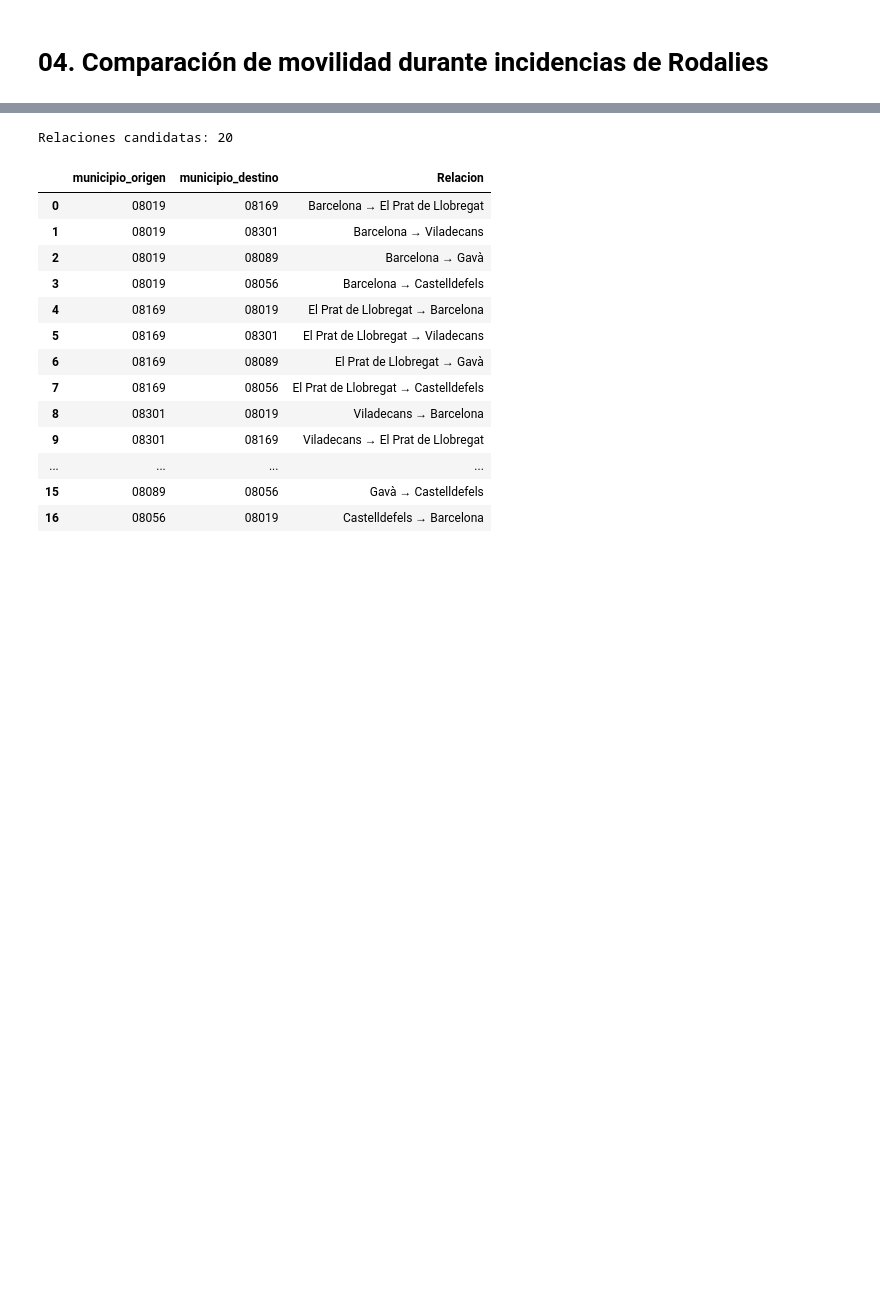
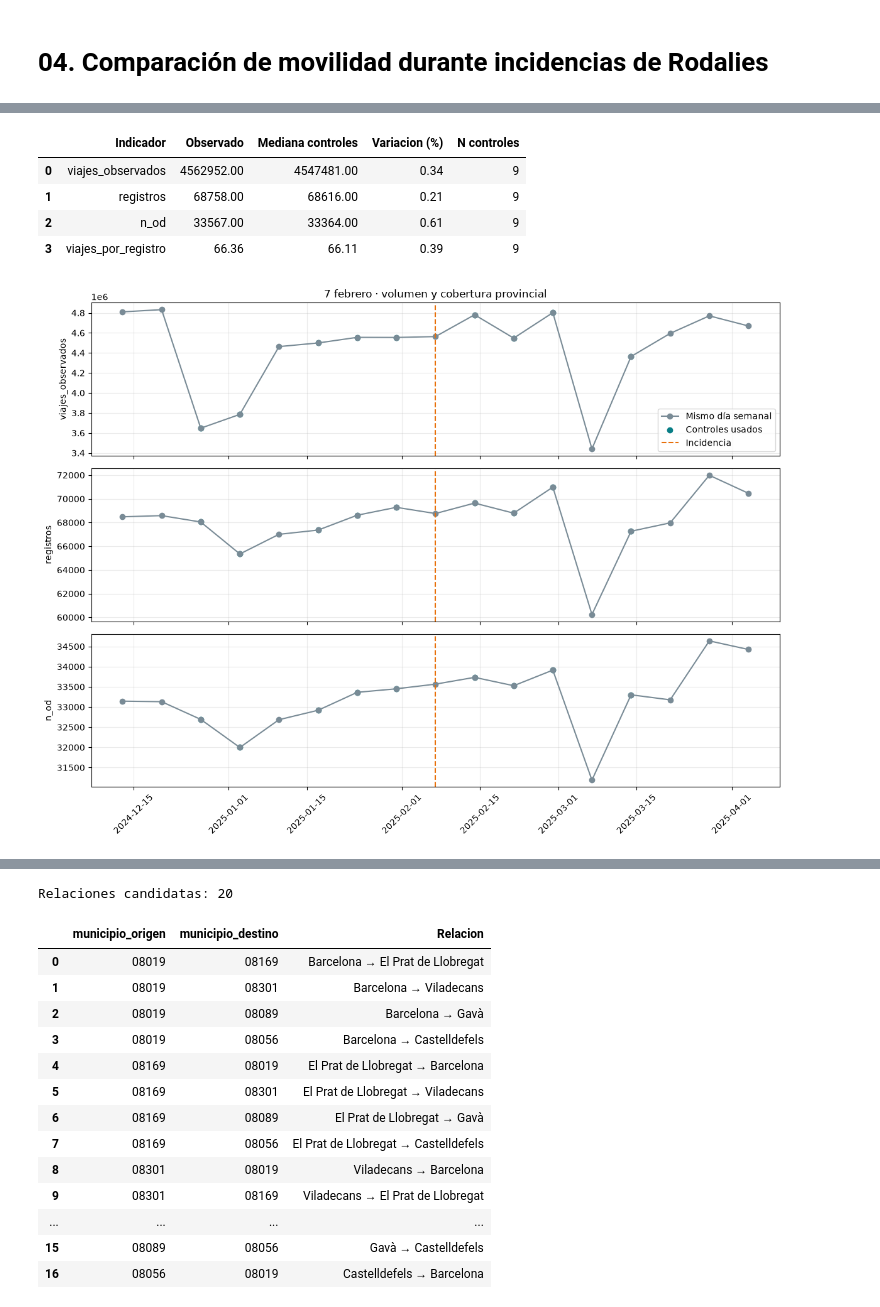
Before and after one commit to martinafrisach/R-MOVE, a Jupyter notebook: notebooks/04_comparación_movilidad_incidencias.ipynb, the cells around one changed output, grey strips where cells are left out. Drawn from its saved outputs; the diff is of its cells as text; code cells hidden in the pictures; blank space fills up the shorter version.

```diff
--- a/notebooks/04_comparación_movilidad_incidencias.ipynb
+++ b/notebooks/04_comparación_movilidad_incidencias.ipynb
@@ -123,0 +131,24 @@ Los municipios seleccionados representan un ámbito territorial de análisis, no
+# %%
+fecha_incidencia_febrero = pd.Timestamp(ficha_febrero["fecha"])
+display(pd.DataFrame([ficha_febrero]).T)
+municipios_maresme = {"08019": "Barcelona", "08121": "Mataró", "08172": "Premià de Mar",
+                      "08118": "El Masnou", "08006": "Arenys de Mar"}
+relaciones_maresme = {
+    f"{no} → {nd}": (o, d)
+    for o, no in municipios_maresme.items() for d, nd in municipios_maresme.items() if o != d
+}
+movilidad_maresme_candidata = cargar_relaciones(con, M2_PATH, relaciones_maresme)
+disponibilidad_febrero = evaluar_disponibilidad(
+    movilidad_maresme_candidata, relaciones_maresme, fecha_incidencia_febrero,
+    fechas_con_incidencias, festivos_cat)
+display(disponibilidad_febrero.sort_values("viajes_medios_2024").round(2))
+por_municipio = disponibilidad_febrero.groupby("municipio_origen").agg(
+    dias_minimos_2024=("dias_observados_2024", "min"),
+    relaciones_candidatas=("Relacion", "count"), relaciones_seleccionadas=("seleccionada", "sum"))
+por_municipio.insert(0, "municipio", por_municipio.index.map(municipios_maresme))
+display(por_municipio)
+nombres_validos = disponibilidad_febrero.loc[disponibilidad_febrero["seleccionada"], "Relacion"]
+movilidad_febrero = movilidad_maresme_candidata.loc[movilidad_maresme_candidata["Relacion"].isin(nombres_validos)].copy()
+print("Relaciones seleccionadas:", len(nombres_validos), "de", len(relaciones_maresme))
+display(movilidad_febrero.loc[movilidad_febrero["day"].eq(fecha_incidencia_febrero),
+    ["Relacion", "municipio_origen", "municipio_destino", "viajes_observados"]].sort_values("viajes_observados").round(2))
@@ -123,0 +213,13 @@ Los municipios seleccionados representan un ámbito territorial de análisis, no
+# %%
+movilidad_provincial_febrero = cargar_totales(fecha_incidencia_febrero)
+cobertura_febrero = tabla_cobertura(movilidad_provincial_febrero, fecha_incidencia_febrero)
+display(cobertura_febrero.round(2))
+graficar_cobertura(movilidad_provincial_febrero, fecha_incidencia_febrero,
+                  "7 febrero · volumen y cobertura provincial")
+# %% [output]
+|  | Indicador | Observado | Mediana controles | Variacion (%) | N controles |
+| 0 | viajes_observados | 4562952.00 | 4547481.00 | 0.34 | 9 |
+| 1 | registros | 68758.00 | 68616.00 | 0.21 | 9 |
+| 2 | n_od | 33567.00 | 33364.00 | 0.61 | 9 |
+| 3 | viajes_por_registro | 66.36 | 66.11 | 0.39 | 9 |
+[figure, added]
```
Also changed, not shown: parts of 66 cells of this notebook, 14 other files.
